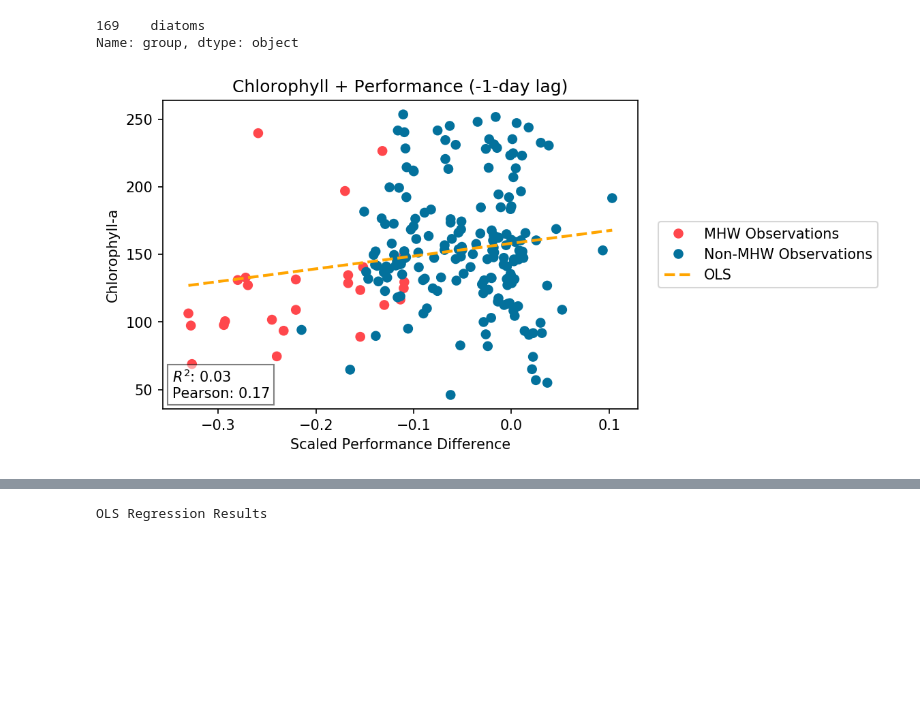
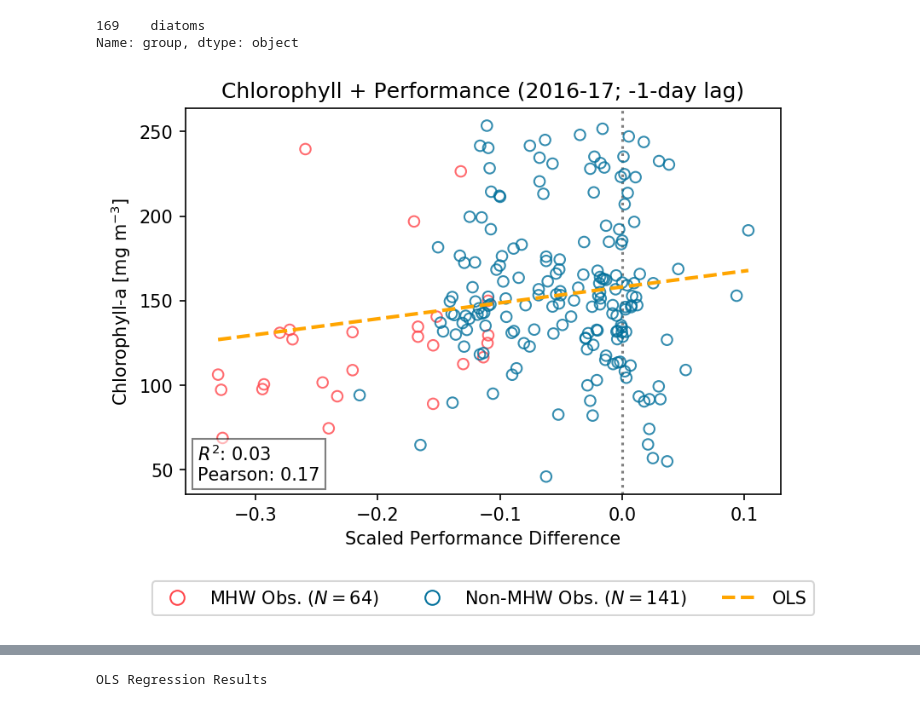
Before and after one commit to HuckleyLab/phyto-mhw, a Jupyter notebook: validation/process_nepac_years_single_isolate.ipynb, the cells around one changed output, grey strips where cells are left out. Saved outputs shown, nothing was run; the diff lists cells and outputs as text; code cells hidden in the pictures; blank space fills up the shorter version.

Commit message:
updates to validation figures

```diff
--- a/validation/process_nepac_years_single_isolate.ipynb
+++ b/validation/process_nepac_years_single_isolate.ipynb
@@ -320,41 +321,43 @@ chl_m = smf.ols(formula = "chl ~ perfdiff", data=combined).fit()
 prstd, iv_l, iv_u = wls_prediction_std(chl_m)
 
 fig, ax = plt.subplots(dpi=150)
 
-ax.scatter(x=combined.perfdiff.values, y=combined.chl.values, c=colors)
+ax.scatter(x=combined.perfdiff.values, y=combined.chl.values, c=colors, alpha=0.8, ec=colors, fc='none')
 ax.plot(
     combined.perfdiff.sort_values(),
     chl_m.fittedvalues[combined.perfdiff.sort_values().index],
     linestyle='--',
     linewidth=2,
-    linecolor='orange'
+    color='orange'
 )
 # ax.plot(combined.perfdiff, iv_u, 'r--')
 # ax.plot(combined.perfdiff, iv_l, 'r--')
 
 bbox_props = dict(boxstyle="square,pad=0.3", fc="w", ec="k", lw=1, alpha=0.5)
 
 a = ax.annotate(
     f"$R^2$: {chl_m.rsquared:.2f}\nPearson: {combined.corr().chl.perfdiff:.2f}",
     (0.02, .13),
     horizontalalignment='left',
     verticalalignment='top',
     xycoords='axes fraction',
 
     bbox=bbox_props
 )
 
+ax.axvline(0, linestyle=':', color='grey', zorder=-1)
+
 legend_elements = [
-    Line2D([0], [0], marker='o', color='w', label='MHW Observations',
-                          markerfacecolor=mhw_color, markersize=8),
-    Line2D([0], [0], marker='o', color='w', label='Non-MHW Observations',
-                          markerfacecolor=nonmhw_color, markersize=8),
+    Line2D([0], [0], marker='o', color='w', label=f'MHW Obs. ($N = {len(mhw_days)}$)',
+                          mec=mhw_color, markersize=8),
+    Line2D([0], [0], marker='o', color='w', label=f'Non-MHW Obs. ($N = {len(combined) - len(mhw_days)}$)',
+                          mec=nonmhw_color, markersize=8),
     Line2D([0], [0], linestyle='--', color='orange', label='OLS', linewidth=2)
                   ]
-ax.legend(handles=legend_elements, bbox_to_anchor=(1.52, 0.5), loc='center right')
+ax.legend(handles=legend_elements, bbox_to_anchor=(0.5, -0.27), loc='center', ncol=3)
 plt.xlabel("Scaled Performance Difference")
-plt.ylabel("Chlorophyll-a")
-plt.title(f"Chlorophyll + Performance ({CHL_LAG_DAYS}-day lag)")
-plt.savefig(f"chl_perf_{CHL_LAG_DAYS}d_lag.png", dpi=150, bbox_inches='tight')
+plt.ylabel(r"Chlorophyll-a [mg m$^{-3}$]")
+plt.title(f"Chlorophyll + Performance (2016-17; {CHL_LAG_DAYS}-day lag)")
+plt.savefig(f"chl_perf_{CHL_LAG_DAYS}d_lag.png", dpi=300, bbox_inches='tight')
 # %% [output]
-[figure, old version]
+[figure, new version]
```
Also changed, not shown: parts of 6 cells of this notebook, 1 other file.
